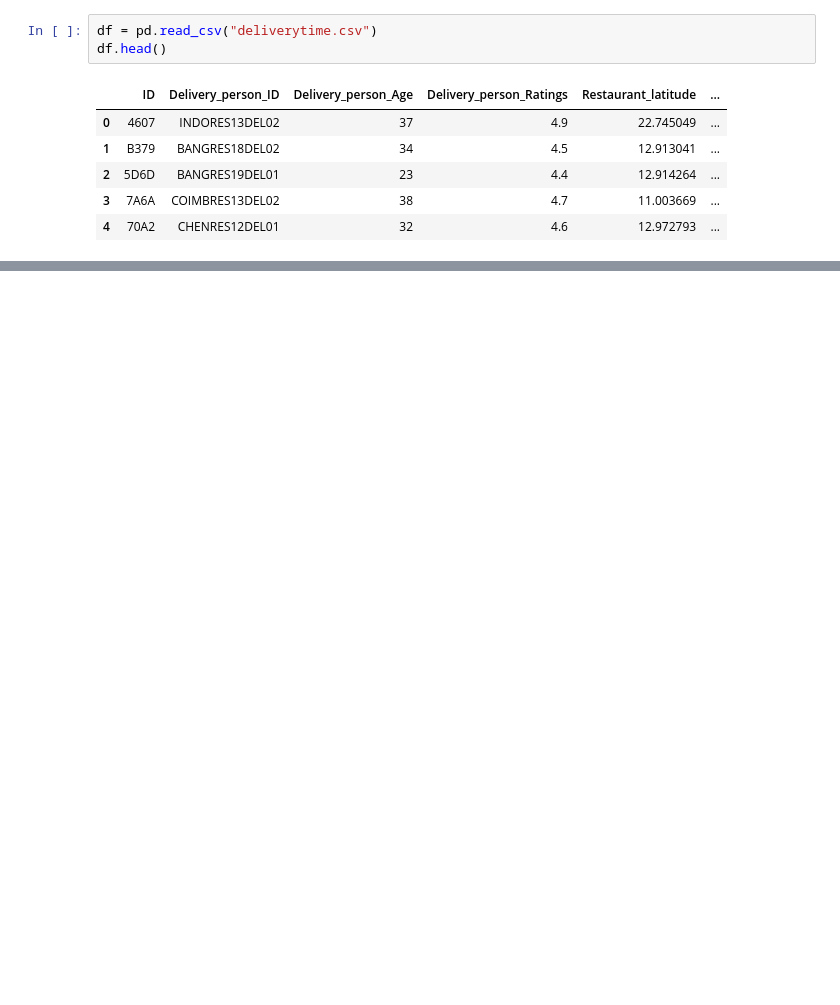
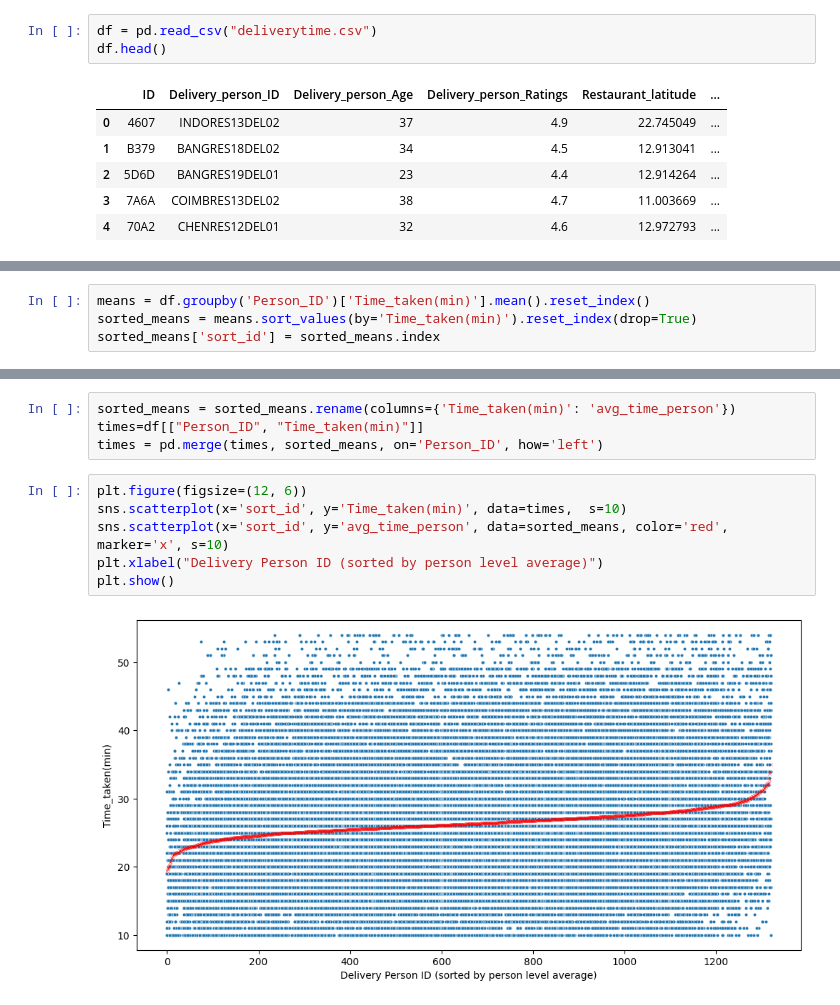
Before and after one commit to varun82004/Data_Analysis, a Jupyter notebook: delivery_time_series.ipynb, the cells around one changed output, grey strips where cells are left out. Cells and saved outputs as stored; diff of their text form; blank space fills up the shorter version.

```diff
--- a/delivery_time_series.ipynb
+++ b/delivery_time_series.ipynb
@@ -56,0 +56,4 @@ df.drop(['ID'],axis=1,inplace=True)
+# %%
+means = df.groupby('Person_ID')['Time_taken(min)'].mean().reset_index()
+sorted_means = means.sort_values(by='Time_taken(min)').reset_index(drop=True)
+sorted_means['sort_id'] = sorted_means.index
@@ -56,0 +76,12 @@ df.drop(['ID'],axis=1,inplace=True)
+# %%
+sorted_means = sorted_means.rename(columns={'Time_taken(min)': 'avg_time_person'})
+times=df[["Person_ID", "Time_taken(min)"]]
+times = pd.merge(times, sorted_means, on='Person_ID', how='left')
+# %%
+plt.figure(figsize=(12, 6))
+sns.scatterplot(x='sort_id', y='Time_taken(min)', data=times,  s=10)
+sns.scatterplot(x='sort_id', y='avg_time_person', data=sorted_means, color='red', marker='x', s=10)
+plt.xlabel("Delivery Person ID (sorted by person level average)")
+plt.show()
+# %% [output]
+[figure, added]
```
Also changed, not shown: parts of 67 cells of this notebook.
